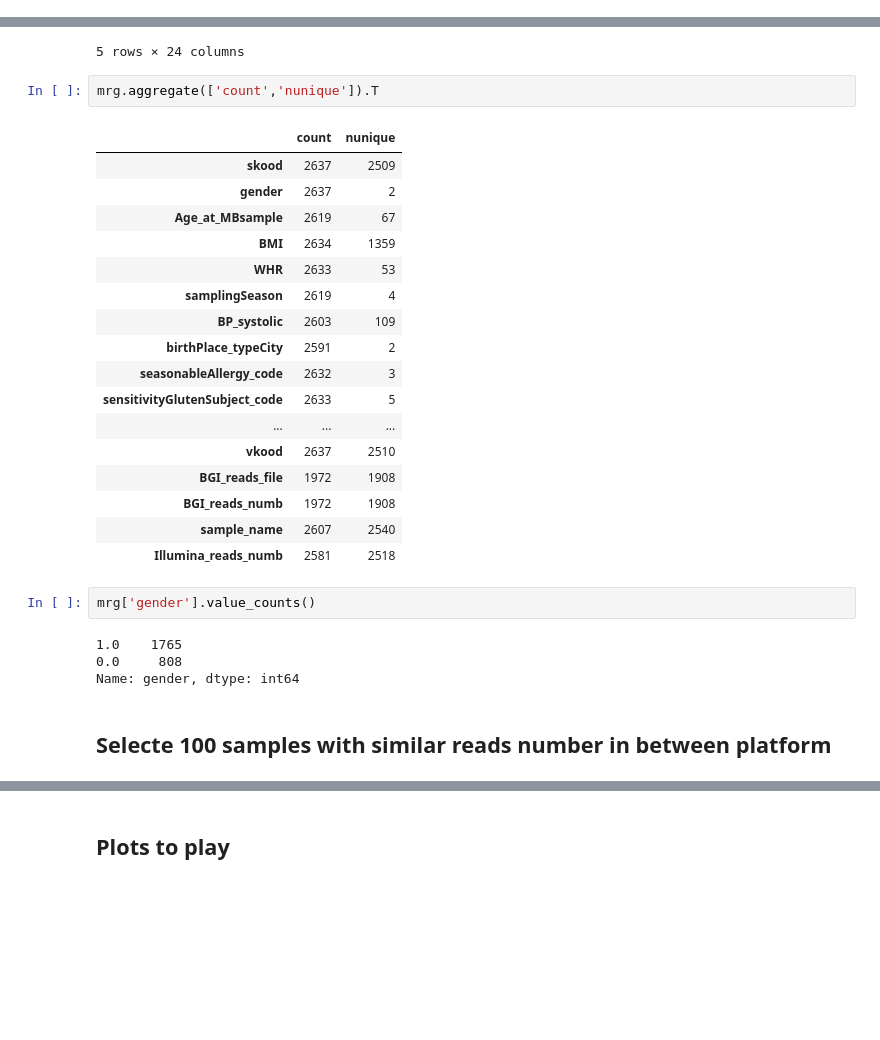
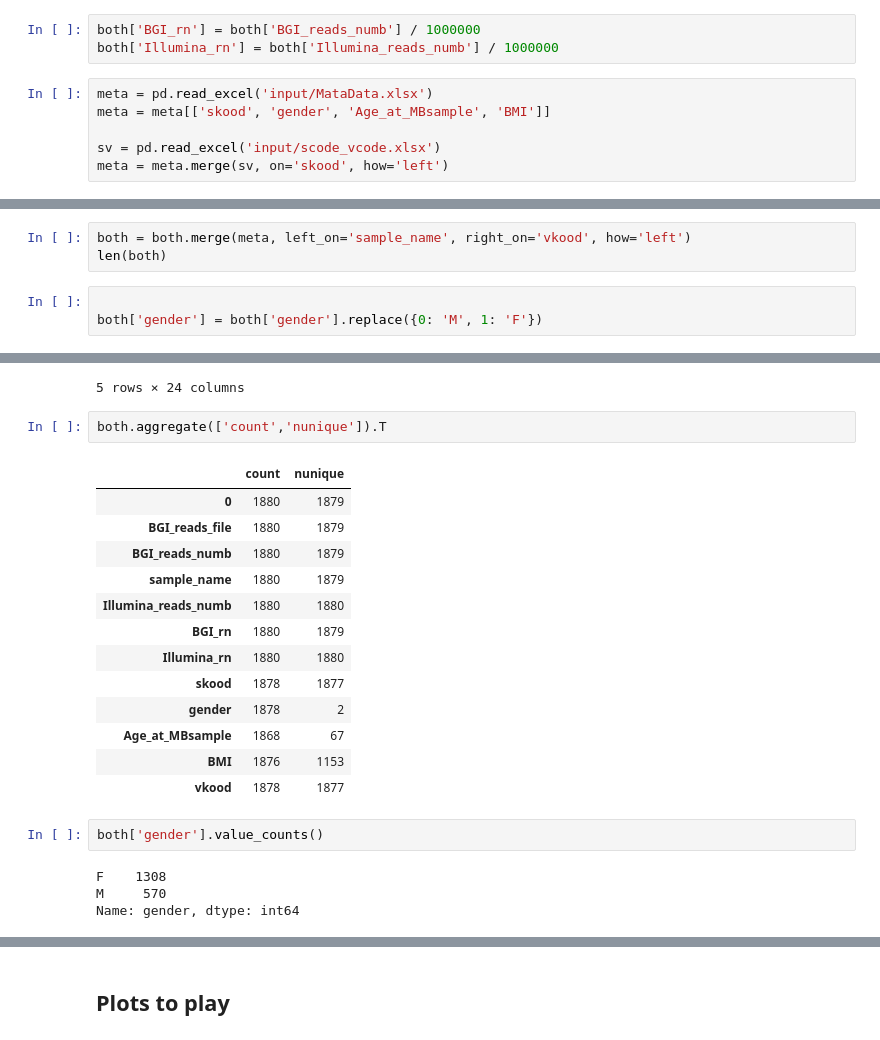
Before and after one commit to Chartiza/2023_TwoSamples_Sets, a Jupyter notebook: Two_sets.ipynb, the cells around one changed output, grey strips where cells are left out. Drawn from its saved outputs; the diff is of its cells as text; blank space fills up the shorter version.

Commit message:
undated samples sets

```diff
--- a/Two_sets.ipynb
+++ b/Two_sets.ipynb
@@ -38,0 +77,9 @@ plt.savefig('results/ReadsNumb_both_sets.png', dpi=300)
+# %%
+both['BGI_rn'] = both['BGI_reads_numb'] / 1000000
+both['Illumina_rn'] = both['Illumina_reads_numb'] / 1000000
+# %%
+meta = pd.read_excel('input/MataData.xlsx')
+meta = meta[['skood', 'gender', 'Age_at_MBsample', 'BMI']]
+
+sv = pd.read_excel('input/scode_vcode.xlsx')
+meta = meta.merge(sv, on='skood', how='left')
@@ -38,0 +95,6 @@ plt.savefig('results/ReadsNumb_both_sets.png', dpi=300)
+# %%
+both = both.merge(meta, left_on='sample_name', right_on='vkood', how='left')
+len(both)
+# %%
+
+both['gender'] = both['gender'].replace({0: 'M', 1: 'F'})
@@ -79,30 +151,24 @@ mrg.head()
 | 4 | EGVD026699 | 1.0 | 74.0 | 26.09 | 0.77 | Winter | 171.0 | 0.0 | ... |
 5 rows × 24 columns
 # %%
-mrg.aggregate(['count','nunique']).T
+both.aggregate(['count','nunique']).T
 # %% [output]
 |  | count | nunique |
-| skood | 2637 | 2509 |
-| gender | 2637 | 2 |
-| Age_at_MBsample | 2619 | 67 |
-| BMI | 2634 | 1359 |
-| WHR | 2633 | 53 |
-| samplingSeason | 2619 | 4 |
-| BP_systolic | 2603 | 109 |
-| birthPlace_typeCity | 2591 | 2 |
-| seasonableAllergy_code | 2632 | 3 |
-| sensitivityGlutenSubject_code | 2633 | 5 |
-| ... | ... | ... |
-| vkood | 2637 | 2510 |
-| BGI_reads_file | 1972 | 1908 |
-| BGI_reads_numb | 1972 | 1908 |
-| sample_name | 2607 | 2540 |
-| Illumina_reads_numb | 2581 | 2518 |
+| 0 | 1880 | 1879 |
+| BGI_reads_file | 1880 | 1879 |
+| BGI_reads_numb | 1880 | 1879 |
+| sample_name | 1880 | 1879 |
+| Illumina_reads_numb | 1880 | 1880 |
+| BGI_rn | 1880 | 1879 |
+| Illumina_rn | 1880 | 1880 |
+| skood | 1878 | 1877 |
+| gender | 1878 | 2 |
+| Age_at_MBsample | 1868 | 67 |
+| BMI | 1876 | 1153 |
+| vkood | 1878 | 1877 |
 # %%
-mrg['gender'].value_counts()
+both['gender'].value_counts()
 # %% [output]
-1.0    1765
-0.0     808
+F    1308
+M     570
 Name: gender, dtype: int64
-# %% [markdown]
-## Selecte 100 samples with similar reads number in between platform
```
Also changed, not shown: parts of 18 cells of this notebook, 11 other files.
